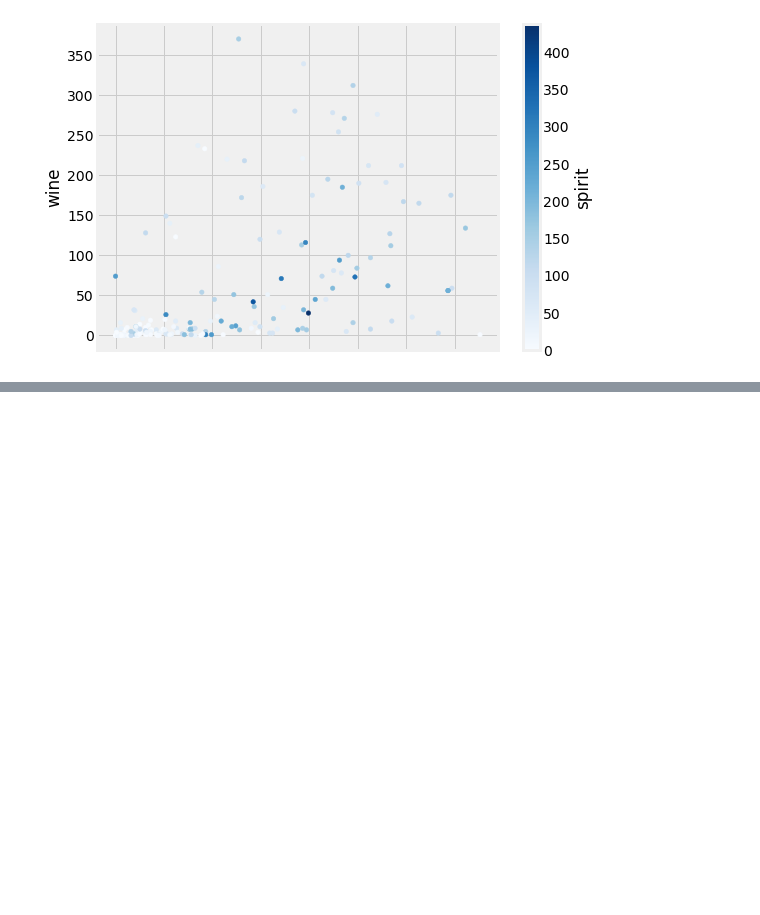
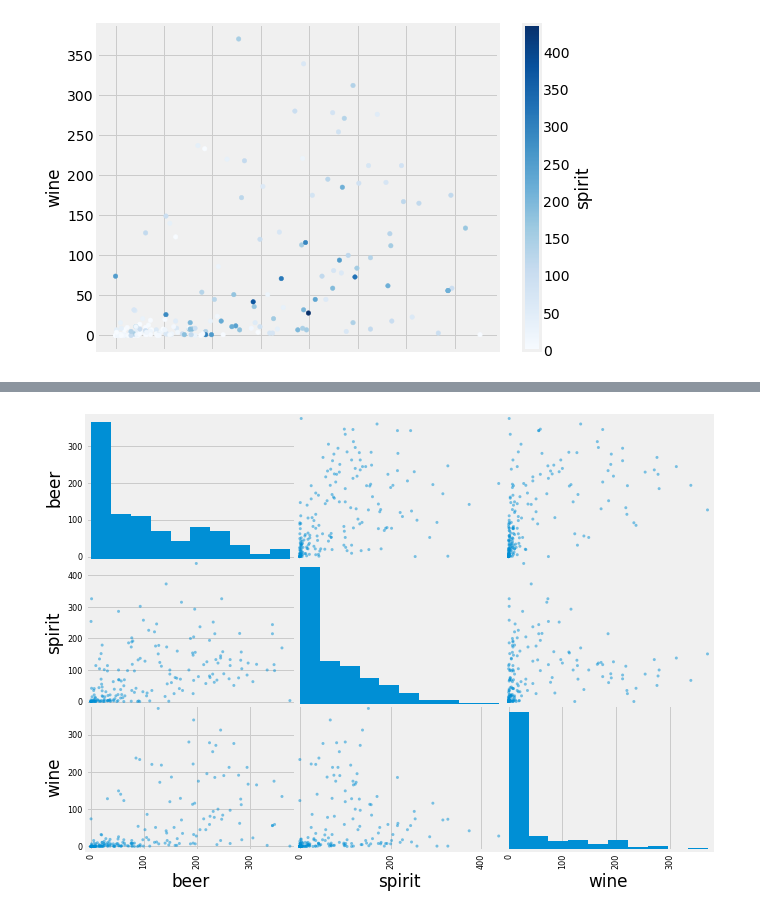
Before and after one commit to amieholmes/datavisualisation, a Jupyter notebook: Day 3 - Data Viz.ipynb, the cells around one changed output, grey strips where cells are left out. Cells and saved outputs as stored; diff of their text form; code cells hidden in the pictures; blank space fills up the shorter version.

```diff
--- a/Day 3 - Data Viz.ipynb
+++ b/Day 3 - Data Viz.ipynb
@@ -306,0 +333,6 @@ drinks.plot(kind='scatter', x='beer', y='wine', c='spirit', colormap='Blues');
+# %%
+plt.style.use('fivethirtyeight')
+%matplotlib inline
+
+plt.rcParams['figure.figsize']=(8,6)
+plt.rcParams['font.size']=14
@@ -306,0 +357,12 @@ drinks.plot(kind='scatter', x='beer', y='wine', c='spirit', colormap='Blues');
+# %%
+housing = pd.read_csv('boston_housing_data.csv')
+
+drink_cols = ['country', 'beer', 'spirit', 'wine', 'litres', 'continent']
+drinks = pd.read_csv('drinks.csv')
+drinks.columns = drink_cols
+
+ufo = pd.read_csv('ufo.csv')
+# %%
+pd.plotting.scatter_matrix(drinks[['beer','spirit','wine']], figsize=(10,8));
+# %% [output]
+[figure, added]
```
Also changed, not shown: parts of 17 cells of this notebook.
